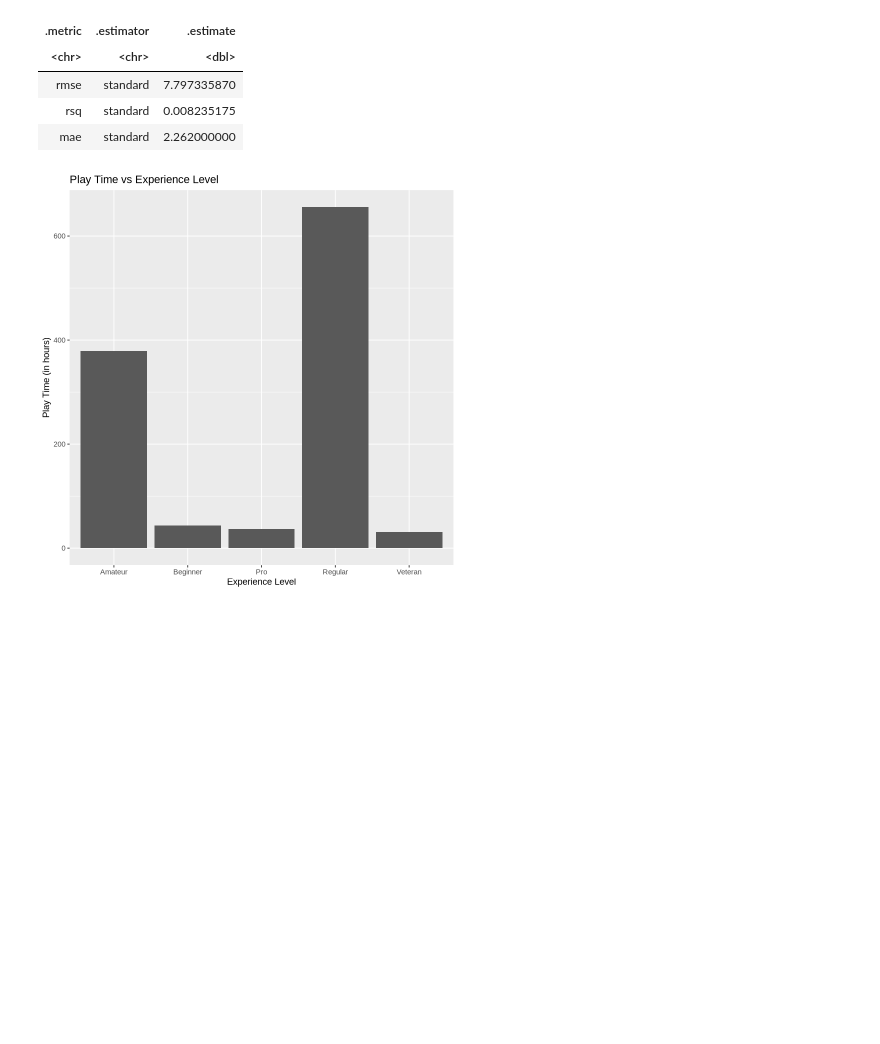
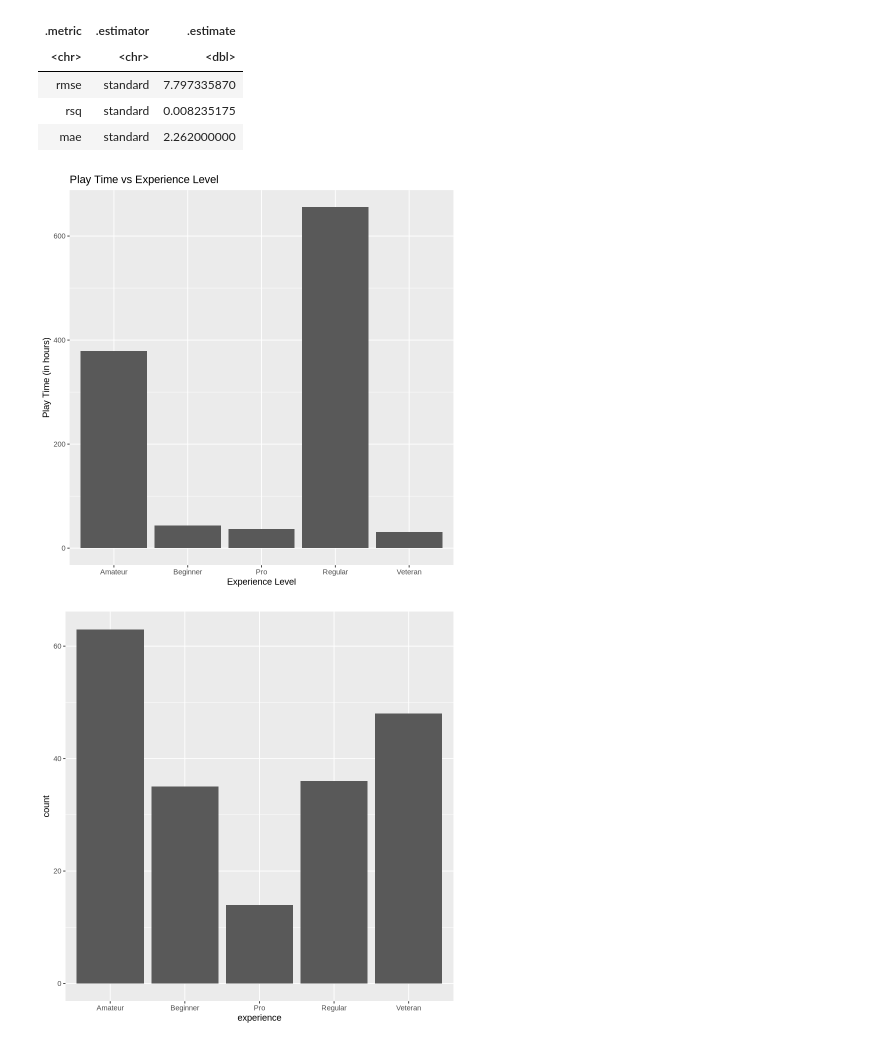
Before and after one commit to leticiascudeller/DSCI-100-proj, a Jupyter notebook: Untitled.ipynb, the cells around one changed output. Saved outputs shown, nothing was run; the diff lists cells and outputs as text; code cells hidden in the pictures; blank space fills up the shorter version.

```diff
--- a/Untitled.ipynb
+++ b/Untitled.ipynb
@@ -565,9 +565,13 @@ A tibble: 3 × 3
 # %%
 player_plot_experience <- ggplot(players, aes(x = experience, y = played_hours)) +
     geom_bar(stat = "identity") + labs(x = "Experience Level", y = "Play Time (in hours)") + ggtitle("Play Time vs Experience Level")
 player_plot_experience
+players_experience_plot <- ggplot(players, aes(x = experience)) +
+    geom_bar()
+players_experience_plot
 # %% [output]
 [figure]
+[figure, added]
 # %%
 player_plot_experience <- ggplot(players, aes(x = subscribe, y = played_hours)) +
     geom_bar(stat = "identity") + labs(x = "Subscription", y = "Play Time (in hours)") + ggtitle("Play Time vs Subscription")
```
Also changed, not shown: parts of 1 cell of this notebook.
